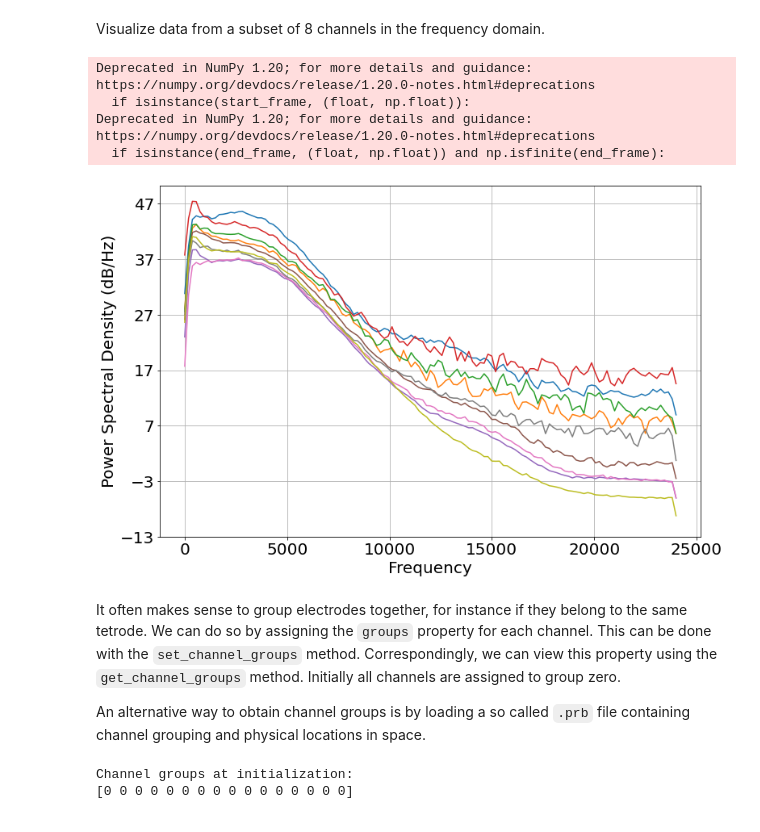
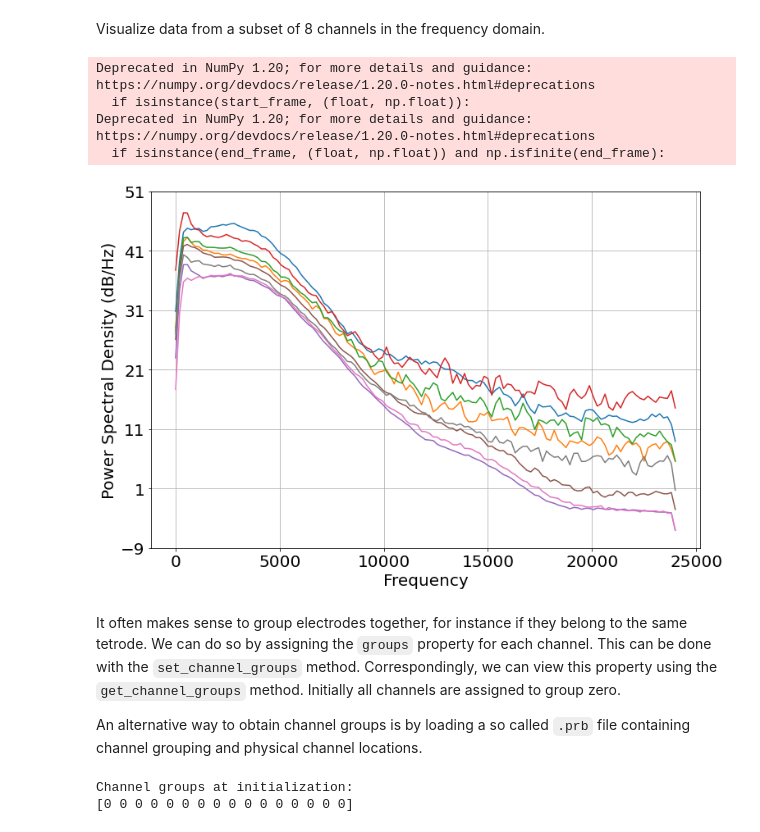
Before and after one commit to sbuergers/hussaini-lab-to-nwb-notebooks, a Jupyter notebook: tidy_venv/milestone2_modular_pipeline_colab.ipynb, the cells around one changed output. Cells and saved outputs as stored; diff of their text form; code cells hidden in the pictures.

```diff
--- a/tidy_venv/milestone2_modular_pipeline_colab.ipynb
+++ b/tidy_venv/milestone2_modular_pipeline_colab.ipynb
@@ -294,17 +321,17 @@ w_ts = sw.plot_timeseries(recording, trange=[2, 2.1])
 # %% [markdown]
 Visualize data from a subset of 8 channels in the frequency domain.
 # %%
-w_sp = sw.plot_spectrum(recording, trange=[0, 5], channels=[0, 1, 2, 3, 4, 5, 6, 7, 8])
+w_sp = sw.plot_spectrum(recording, trange=[0, 5], channels=[1, 2, 3, 4, 5, 6, 7, 8])
 # %% [output]
 Deprecated in NumPy 1.20; for more details and guidance: https://numpy.org/devdocs/release/1.20.0-notes.html#deprecations
   if isinstance(start_frame, (float, np.float)):
 Deprecated in NumPy 1.20; for more details and guidance: https://numpy.org/devdocs/release/1.20.0-notes.html#deprecations
   if isinstance(end_frame, (float, np.float)) and np.isfinite(end_frame):
-[figure, old version]
+[figure, new version]
 # %% [markdown]
 It often makes sense to group electrodes together, for instance if they belong to the same tetrode. We can do so by assigning the `groups` property for each channel. This can be done with the `set_channel_groups` method. Correspondingly, we can view this property using the `get_channel_groups` method. Initially all channels are assigned to group zero.
 
-An alternative way to obtain channel groups is by loading a so called `.prb` file containing channel grouping and physical locations in space.
+An alternative way to obtain channel groups is by loading a so called `.prb` file containing channel grouping and physical channel locations.
 # %%
 print(f'Channel groups at initialization:\n{recording.get_channel_groups()}')
 # %% [output]
```
Also changed, not shown: parts of 56 cells of this notebook.
